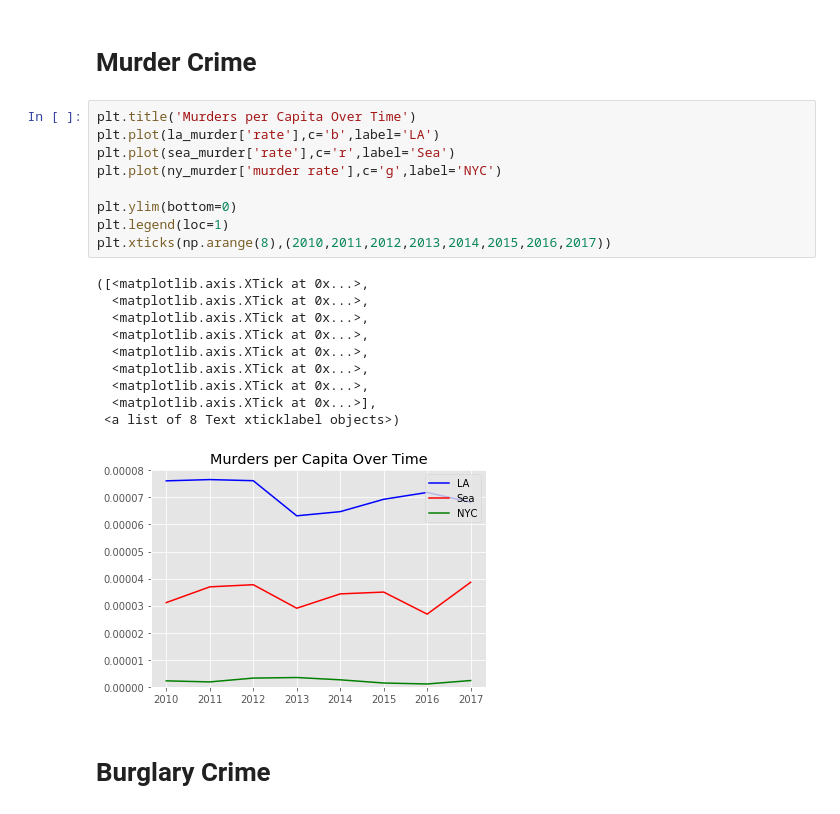
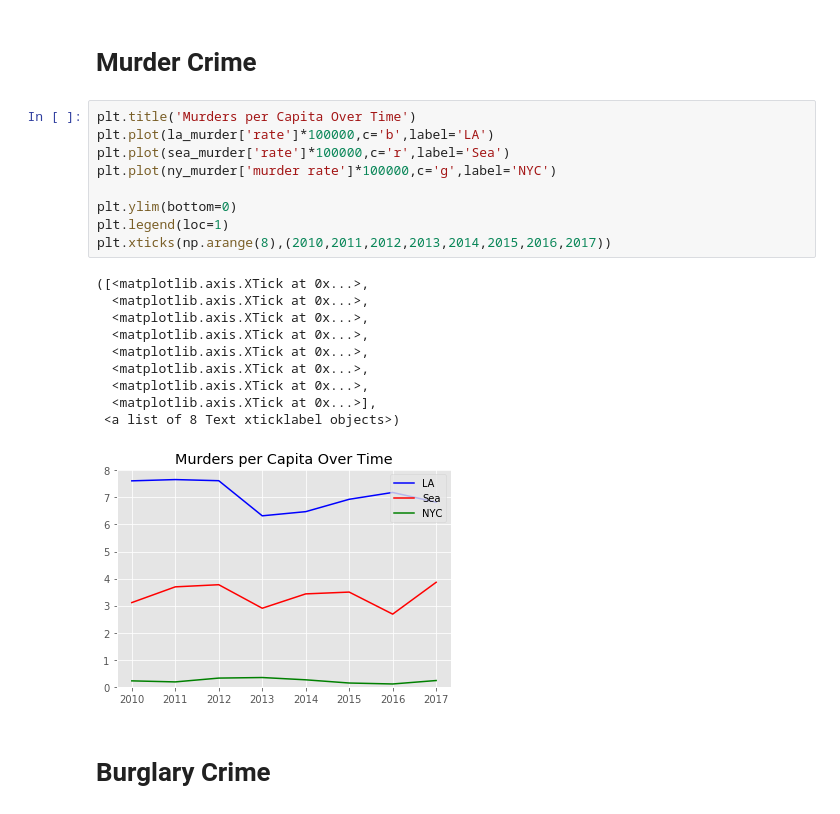
Before and after one commit to WhimsicalNose03/Cannabis-Cash-Crop-or-Crime-Boom-, a Jupyter notebook: H-Tests.ipynb, the cells around one changed output. Saved outputs shown, nothing was run; the diff lists cells and outputs as text.

```diff
--- a/H-Tests.ipynb
+++ b/H-Tests.ipynb
@@ -87,24 +87,24 @@ ny_murder
 # Murder Crime
 # %%
 plt.title('Murders per Capita Over Time')
-plt.plot(la_murder['rate'],c='b',label='LA')
-plt.plot(sea_murder['rate'],c='r',label='Sea')
-plt.plot(ny_murder['murder rate'],c='g',label='NYC')
+plt.plot(la_murder['rate']*100000,c='b',label='LA')
+plt.plot(sea_murder['rate']*100000,c='r',label='Sea')
+plt.plot(ny_murder['murder rate']*100000,c='g',label='NYC')
 
 plt.ylim(bottom=0)
 plt.legend(loc=1)
 plt.xticks(np.arange(8),(2010,2011,2012,2013,2014,2015,2016,2017))
 # %% [output]
 ([<matplotlib.axis.XTick at 0x...>,
   <matplotlib.axis.XTick at 0x...>,
   <matplotlib.axis.XTick at 0x...>,
   <matplotlib.axis.XTick at 0x...>,
   <matplotlib.axis.XTick at 0x...>,
   <matplotlib.axis.XTick at 0x...>,
   <matplotlib.axis.XTick at 0x...>,
   <matplotlib.axis.XTick at 0x...>],
  <a list of 8 Text xticklabel objects>)
-[figure, old version]
+[figure, new version]
 # %% [markdown]
 # Burglary Crime
 # %%
```
Also changed, not shown: parts of 35 cells of this notebook.
